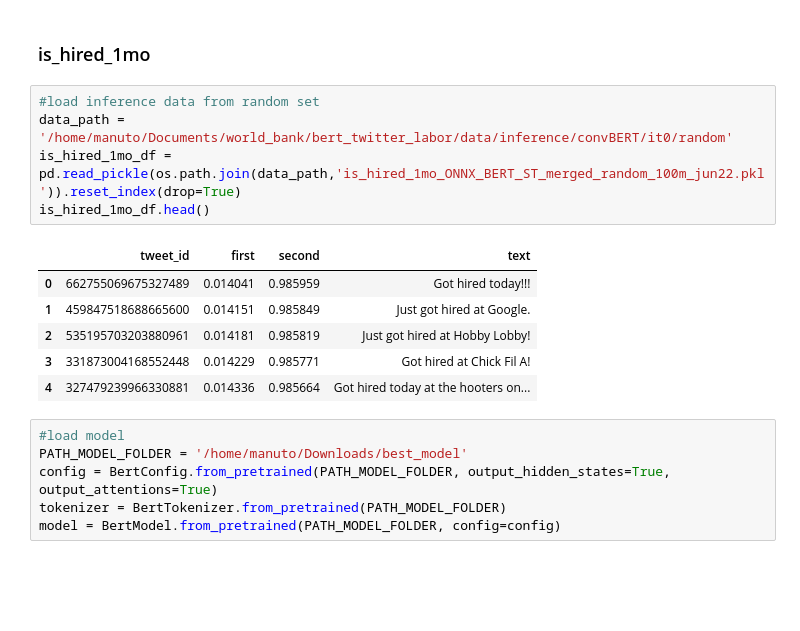
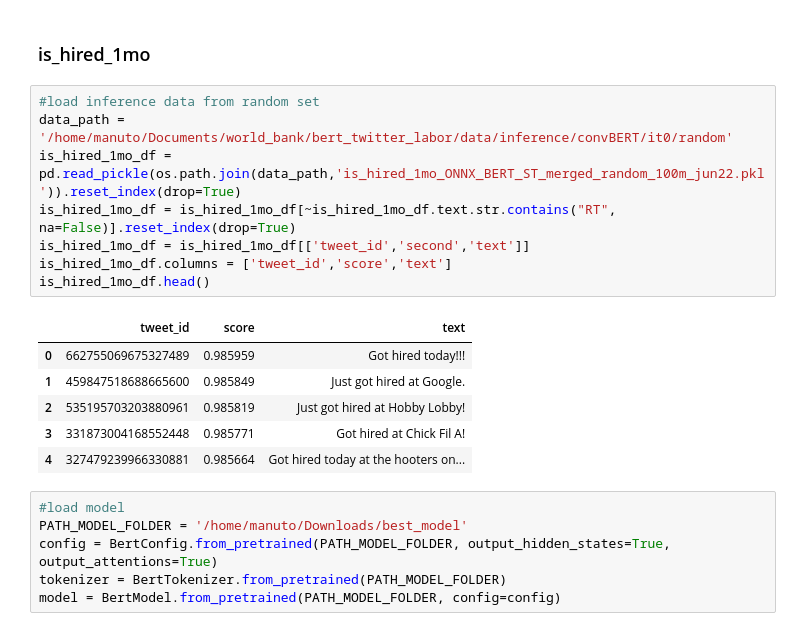
Before and after one commit to spfraib/twitter, a Jupyter notebook: code/2-twitter_labor/5-active_learning/2020-09-09_active_learning_exploration.ipynb, the cells around one changed output. Saved outputs shown, nothing was run; the diff lists cells and outputs as text; blank space fills up the shorter version.

```diff
--- a/code/2-twitter_labor/5-active_learning/2020-09-09_active_learning_exploration.ipynb
+++ b/code/2-twitter_labor/5-active_learning/2020-09-09_active_learning_exploration.ipynb
@@ -35,15 +40,18 @@ def extract_keywords_from_mlm_results(mlm_results_list, K_kw_explore):
 # %%
 #load inference data from random set
 data_path = '/home/manuto/Documents/world_bank/bert_twitter_labor/data/inference/convBERT/it0/random'
 is_hired_1mo_df = pd.read_pickle(os.path.join(data_path,'is_hired_1mo_ONNX_BERT_ST_merged_random_100m_jun22.pkl')).reset_index(drop=True)
+is_hired_1mo_df = is_hired_1mo_df[~is_hired_1mo_df.text.str.contains("RT", na=False)].reset_index(drop=True)
+is_hired_1mo_df = is_hired_1mo_df[['tweet_id','second','text']]
+is_hired_1mo_df.columns = ['tweet_id','score','text']
 is_hired_1mo_df.head()
 # %% [output]
-|  | tweet_id | first | second | text |
-| 0 | 662755069675327489 | 0.014041 | 0.985959 | Got hired today!!! |
-| 1 | 459847518688665600 | 0.014151 | 0.985849 | Just got hired at Google. |
-| 2 | 535195703203880961 | 0.014181 | 0.985819 | Just got hired at Hobby Lobby! |
-| 3 | 331873004168552448 | 0.014229 | 0.985771 | Got hired at Chick Fil A! |
-| 4 | 327479239966330881 | 0.014336 | 0.985664 | Got hired today at the hooters on... |
+|  | tweet_id | score | text |
+| 0 | 662755069675327489 | 0.985959 | Got hired today!!! |
+| 1 | 459847518688665600 | 0.985849 | Just got hired at Google. |
+| 2 | 535195703203880961 | 0.985819 | Just got hired at Hobby Lobby! |
+| 3 | 331873004168552448 | 0.985771 | Got hired at Chick Fil A! |
+| 4 | 327479239966330881 | 0.985664 | Got hired today at the hooters on... |
 # %%
 #load model
 PATH_MODEL_FOLDER = '/home/manuto/Downloads/best_model'
```
Also changed, not shown: parts of 6 cells of this notebook.
